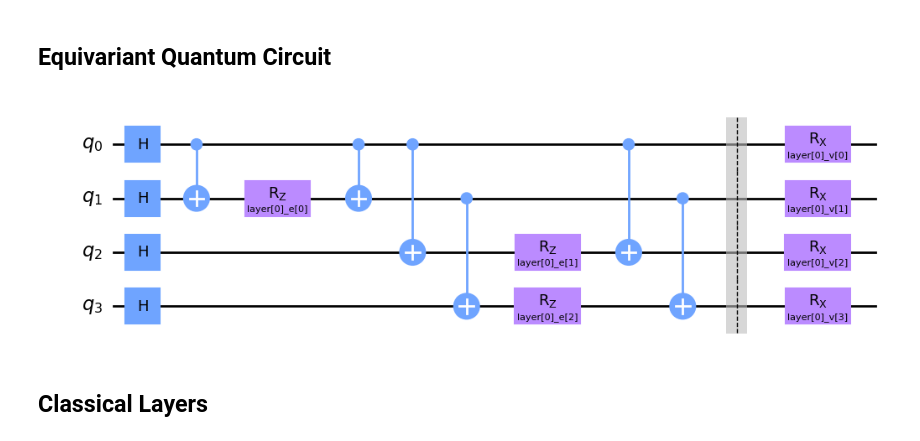
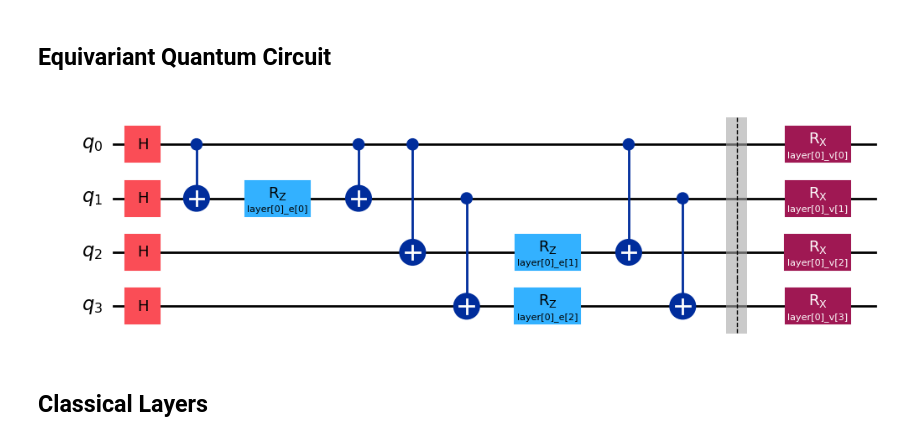
Before and after one commit to yeray142/QML-QGNN, a Jupyter notebook: notebooks/eqc_for_nco.ipynb, the cells around one changed output. Cells and saved outputs as stored; diff of their text form; code cells hidden in the pictures.

```diff
--- a/notebooks/eqc_for_nco.ipynb
+++ b/notebooks/eqc_for_nco.ipynb
@@ -107,19 +108,19 @@ def graph_encoding_circuit(edges, num_qubits, reps, params, insert_barriers = Tr
 # %%
 n_qubits = 4
 reps = 1
 edges = [(0, 1), (0, 2), (1, 3)] # Hardcoded edges for testing.
 n_edges = len(edges)
 
 data_symbols = []
 for layer in range(reps):
     data = [Parameter(f'layer[{layer}]_v[{qubit}]') for qubit in range(n_qubits)]
     data += [[Parameter(f'layer[{layer}]_e[{ew}]') for ew in range(n_edges)]]
     data_symbols.append(data)
 
 qc = graph_encoding_circuit(edges, n_qubits, reps, data_symbols)
-qc.draw('mpl', fold=50)
+qc.draw(output='mpl', fold=50, style="iqp")
 # %% [output]
-[figure, old version]
+[figure, new version]
 # %% [markdown]
 ## Classical Layers
 # %% [markdown]
```
Also changed, not shown: parts of 4 cells of this notebook, 2 other files.
